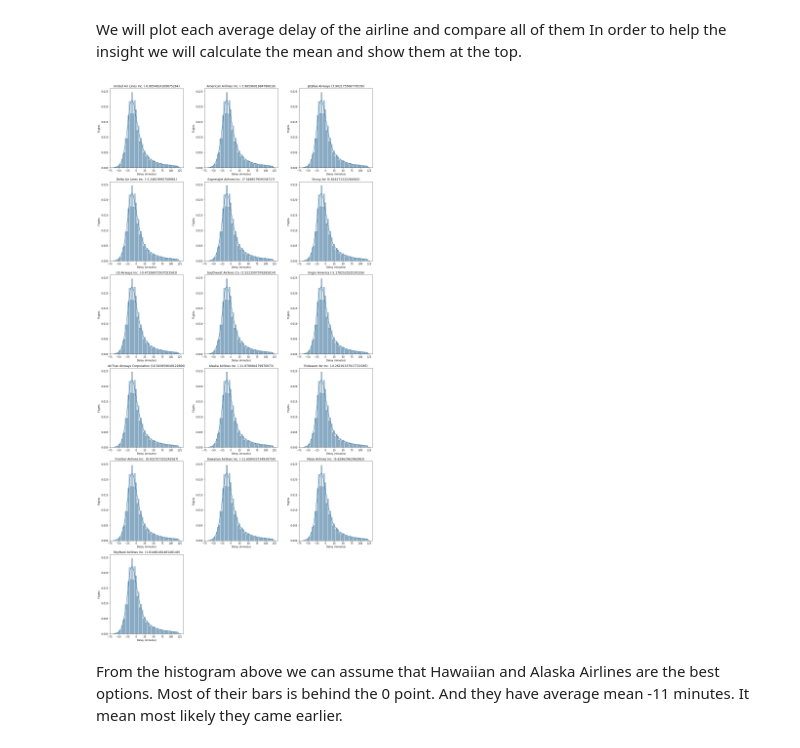
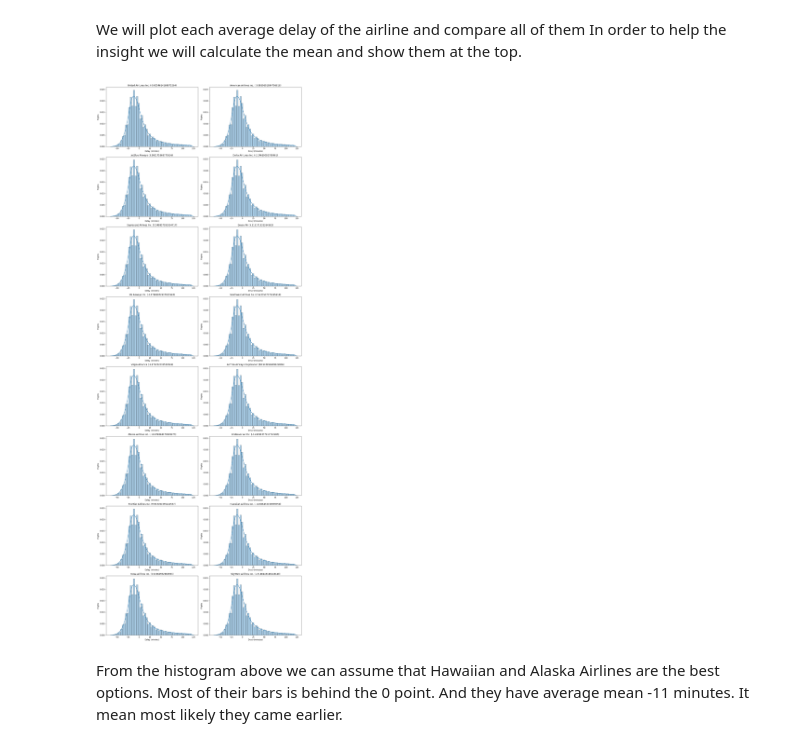
Before and after one commit to Uysim/on-time-flight-analysis, a Jupyter notebook: on_time_flight_analysis.ipynb, the cells around one changed output. Cells and saved outputs as stored; diff of their text form; code cells hidden in the pictures.

```diff
--- a/on_time_flight_analysis.ipynb
+++ b/on_time_flight_analysis.ipynb
@@ -60,18 +61,18 @@ airline_names = flights["name"].unique()
 We will plot each average delay of the airline and compare all of them
 In order to help the insight we will calculate the mean and show them at the top.
 # %%
-plt.figure(figsize=(16, 32))
+plt.figure(figsize=(16, 64))
 for idx, airline in enumerate(airline_names):
   arr_delay = flights[flights["name"]==airline]["arr_delay"]
-  plt.subplot(6, 3, idx+1)
+  plt.subplot(12, 2, idx+1)
   ax = sns.distplot(flights['arr_delay'], hist=True, kde=True, hist_kws={'edgecolor':'black'})
   ax.set(xlabel ='Delay (minutes)', ylabel ='Flights')
   plt.title("{} ({})".format(airline, arr_delay.mean()))
 
 plt.tight_layout()
 plt.show()
 # %% [output]
-[figure, old version]
+[figure, new version]
 # %% [markdown]
 From the histogram above we can assume that Hawaiian and Alaska Airlines are the best options. Most of their bars is behind the 0 point. And they have average mean -11 minutes.
 It mean most likely they came earlier.
```
Also changed, not shown: parts of 13 cells of this notebook.
